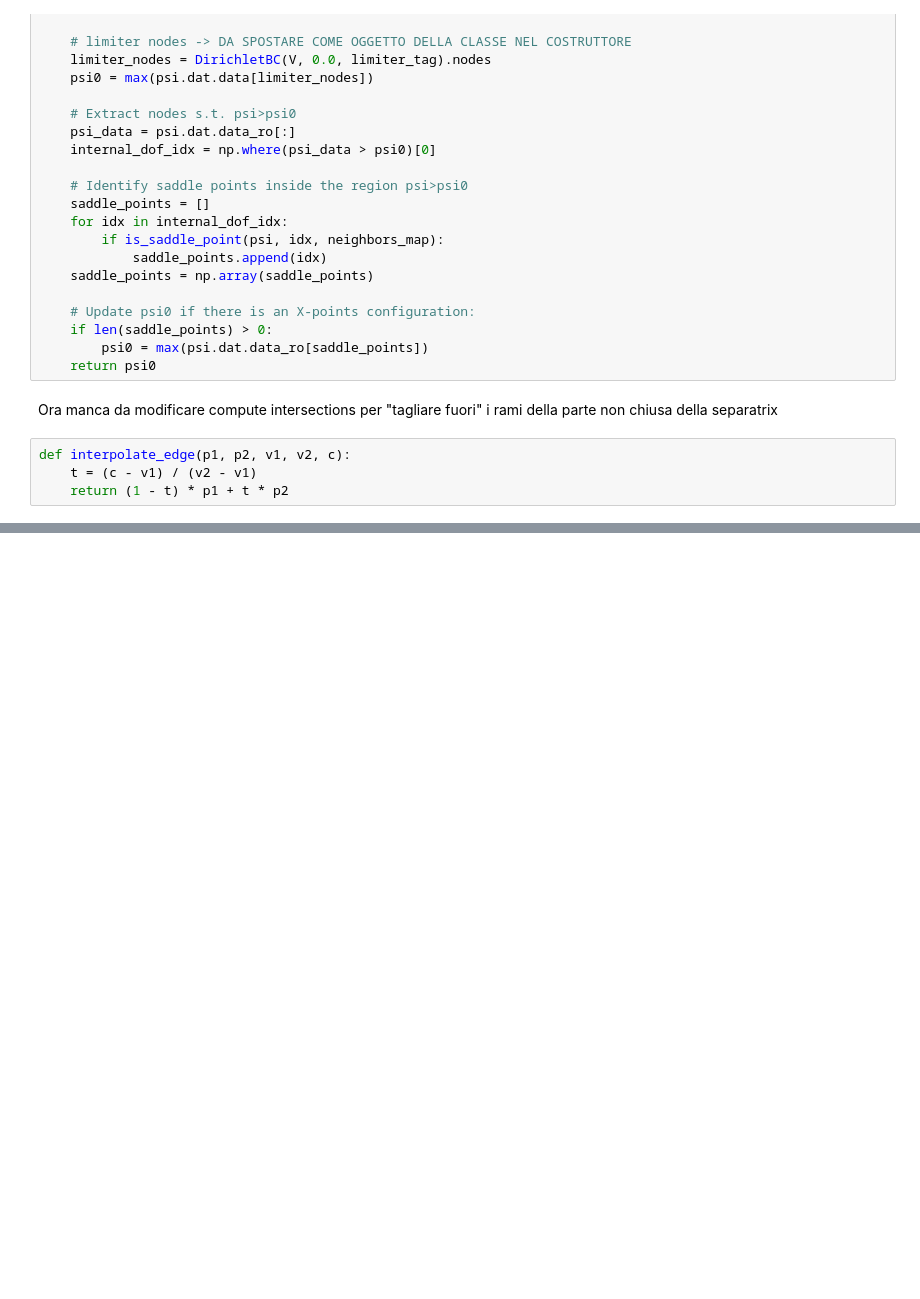
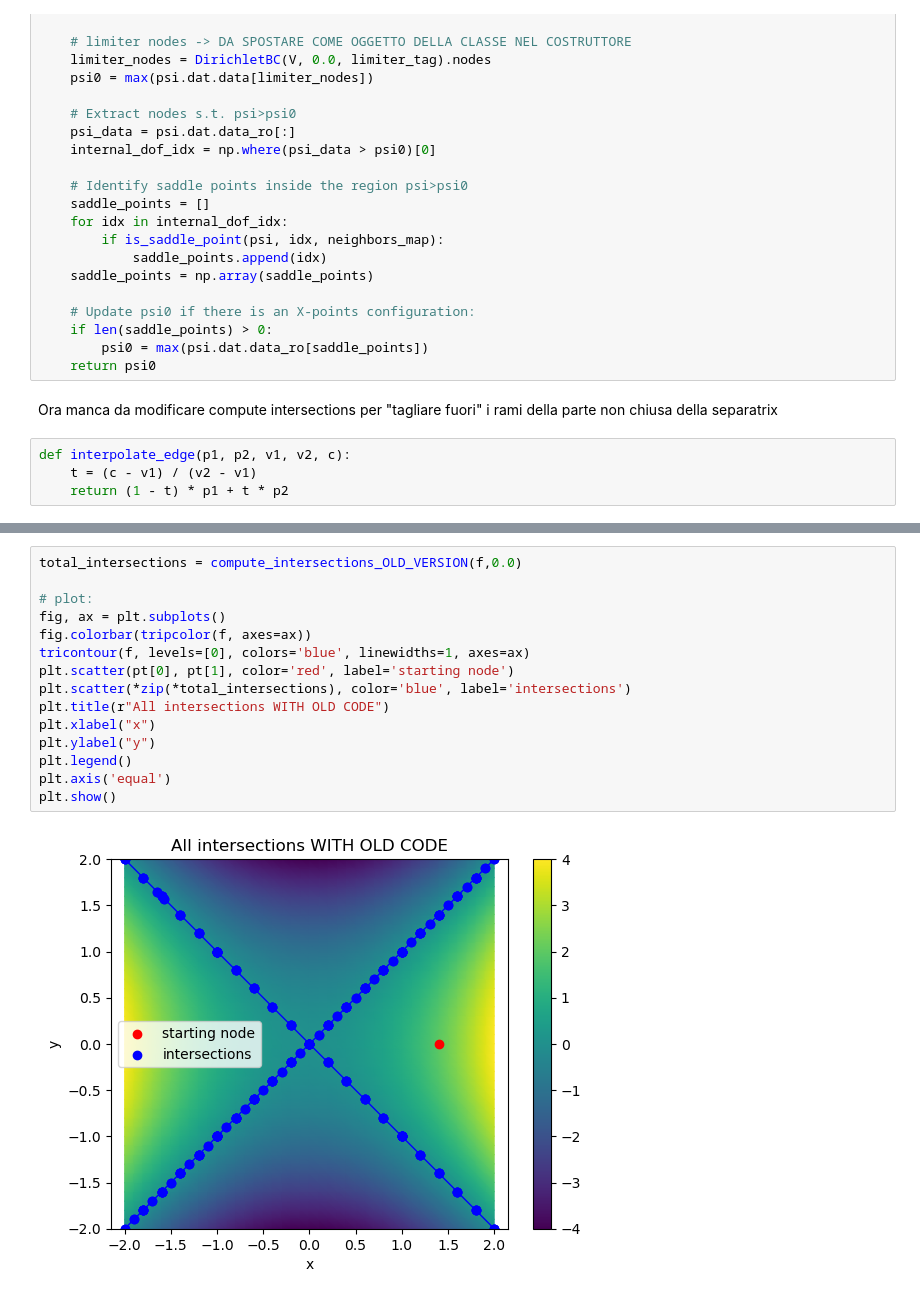
Before and after one commit to lucaciarimboli/tesi, a Jupyter notebook: FreeBoundary/notebooks/X_pts.ipynb, the cells around one changed output, grey strips where cells are left out. Drawn from its saved outputs; the diff is of its cells as text; blank space fills up the shorter version.

```diff
--- a/FreeBoundary/notebooks/X_pts.ipynb
+++ b/FreeBoundary/notebooks/X_pts.ipynb
@@ -284,3 +321,20 @@ Chosen point coordinates: [1.4 0. ]
+# %%
+total_intersections = compute_intersections_OLD_VERSION(f,0.0)
+
+# plot:
+fig, ax = plt.subplots()
+fig.colorbar(tripcolor(f, axes=ax))
+tricontour(f, levels=[0], colors='blue', linewidths=1, axes=ax)
+plt.scatter(pt[0], pt[1], color='red', label='starting node')
+plt.scatter(*zip(*total_intersections), color='blue', label='intersections')
+plt.title(r"All intersections WITH OLD CODE")
+plt.xlabel("x")
+plt.ylabel("y")
+plt.legend()
+plt.axis('equal')
+plt.show()
+# %% [output]
+[figure, added]
 # %%
 # Try to identify the intersections with f=0 contour line:
 neighbors_map = build_neighbors_map(V)
```
Also changed, not shown: parts of 24 cells of this notebook, 2 other files.
